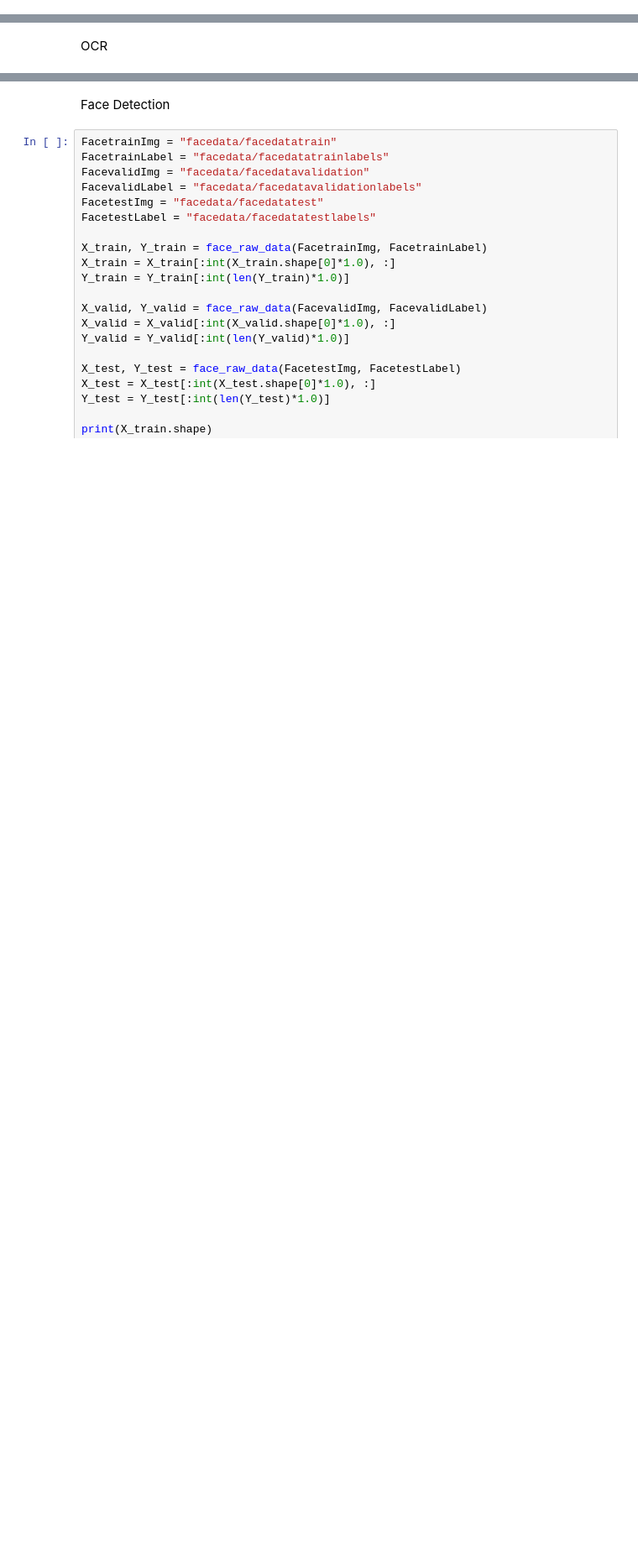
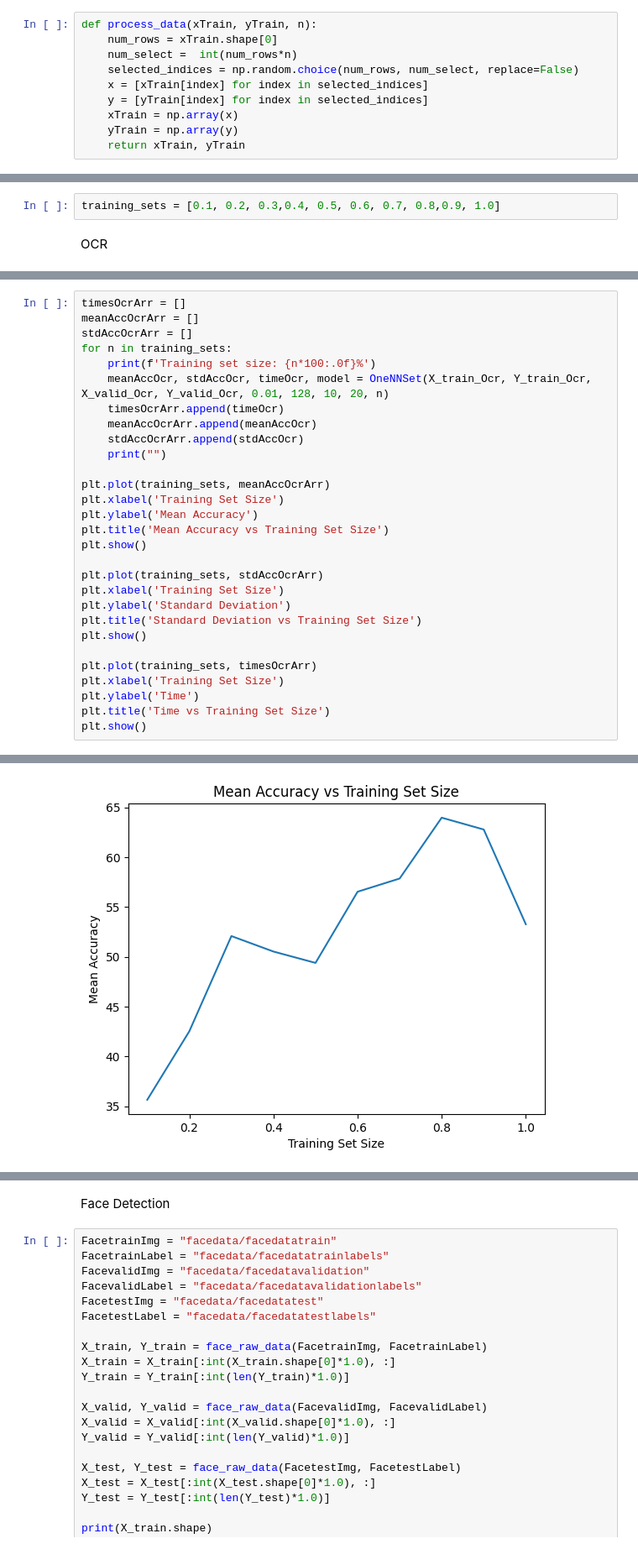
Before and after one commit to roshan3102/OCR-Face-Detection, a Jupyter notebook: TwoLayer.ipynb, the cells around one changed output, grey strips where cells are left out. Shown at 84% size. Cells and saved outputs as stored; diff of their text form; blank space fills up the shorter version.

```diff
--- a/TwoLayer.ipynb
+++ b/TwoLayer.ipynb
@@ -108,0 +136,10 @@ class TwoLayerNN:
+# %%
+def process_data(xTrain, yTrain, n):
+    num_rows = xTrain.shape[0]
+    num_select =  int(num_rows*n)
+    selected_indices = np.random.choice(num_rows, num_select, replace=False)
+    x = [xTrain[index] for index in selected_indices]
+    y = [yTrain[index] for index in selected_indices]
+    xTrain = np.array(x)
+    yTrain = np.array(y)
+    return xTrain, yTrain
@@ -109,2 +173,4 @@ class TwoLayerNN:
+# %%
+training_sets = [0.1, 0.2, 0.3,0.4, 0.5, 0.6, 0.7, 0.8,0.9, 1.0]
 # %% [markdown]
 OCR
@@ -158,0 +209,30 @@ print(len(Y_test))
+# %%
+timesOcrArr = []
+meanAccOcrArr = []
+stdAccOcrArr = []
+for n in training_sets:
+    print(f'Training set size: {n*100:.0f}%')
+    meanAccOcr, stdAccOcr, timeOcr, model = OneNNSet(X_train_Ocr, Y_train_Ocr, X_valid_Ocr, Y_valid_Ocr, 0.01, 128, 10, 20, n)
+    timesOcrArr.append(timeOcr)
+    meanAccOcrArr.append(meanAccOcr)
+    stdAccOcrArr.append(stdAccOcr)
+    print("")
+
+plt.plot(training_sets, meanAccOcrArr)
+plt.xlabel('Training Set Size')
+plt.ylabel('Mean Accuracy')
+plt.title('Mean Accuracy vs Training Set Size')
+plt.show()
+
+plt.plot(training_sets, stdAccOcrArr)
+plt.xlabel('Training Set Size')
+plt.ylabel('Standard Deviation')
+plt.title('Standard Deviation vs Training Set Size')
+plt.show()
+
+plt.plot(training_sets, timesOcrArr)
+plt.xlabel('Training Set Size')
+plt.ylabel('Time')
+plt.title('Time vs Training Set Size')
+plt.show()
+# %% [output]
@@ -158,0 +256 @@ print(len(Y_test))
+[figure, added]
```
Also changed, not shown: parts of 9 cells of this notebook, 1 other file.
